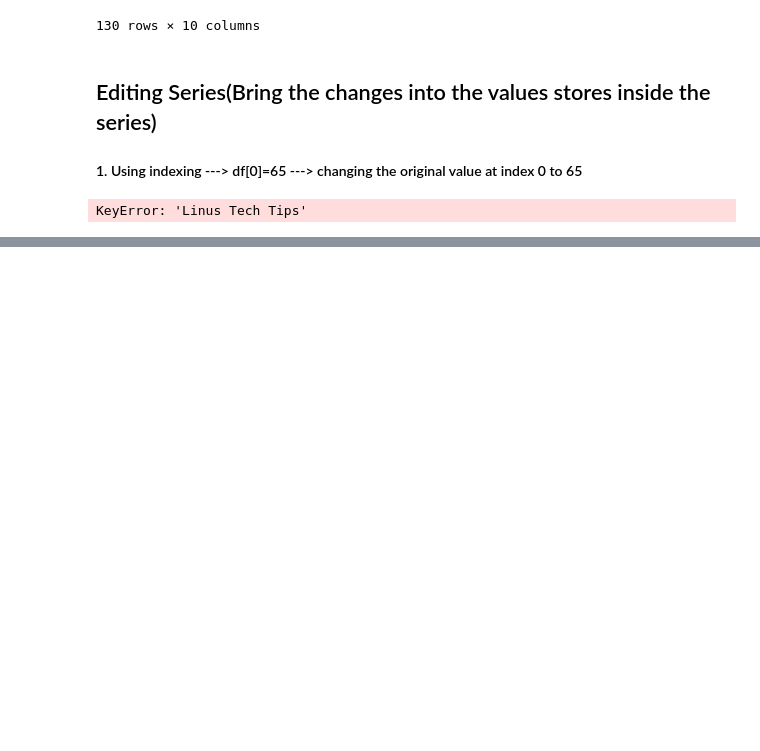
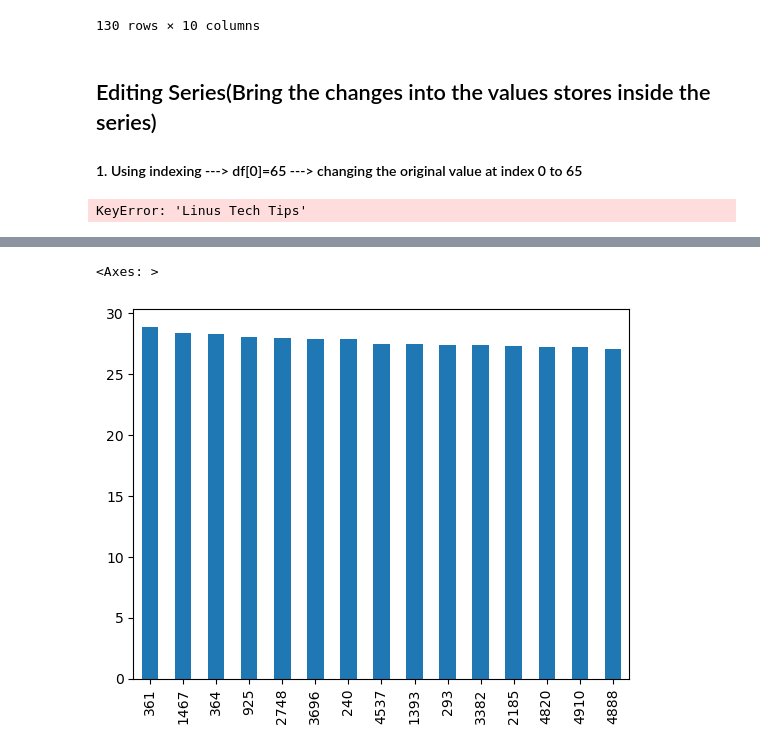
Before and after one commit to daksh-rajora/Gen-Ai, a Jupyter notebook: Machine Learning/PANDAS/Series.ipynb, the cells around one changed output, grey strips where cells are left out. Cells and saved outputs as stored; diff of their text form; code cells hidden in the pictures; blank space fills up the shorter version.

```diff
--- a/Machine Learning/PANDAS/Series.ipynb
+++ b/Machine Learning/PANDAS/Series.ipynb
@@ -644,0 +816,5 @@ KeyError: 'Linus Tech Tips'
+# %%
+avg.sort_values(ascending=False).head(15).plot(kind='bar')
+# %% [output]
+<Axes: >
+[figure, added]
```
Also changed, not shown: parts of 22 cells of this notebook.
